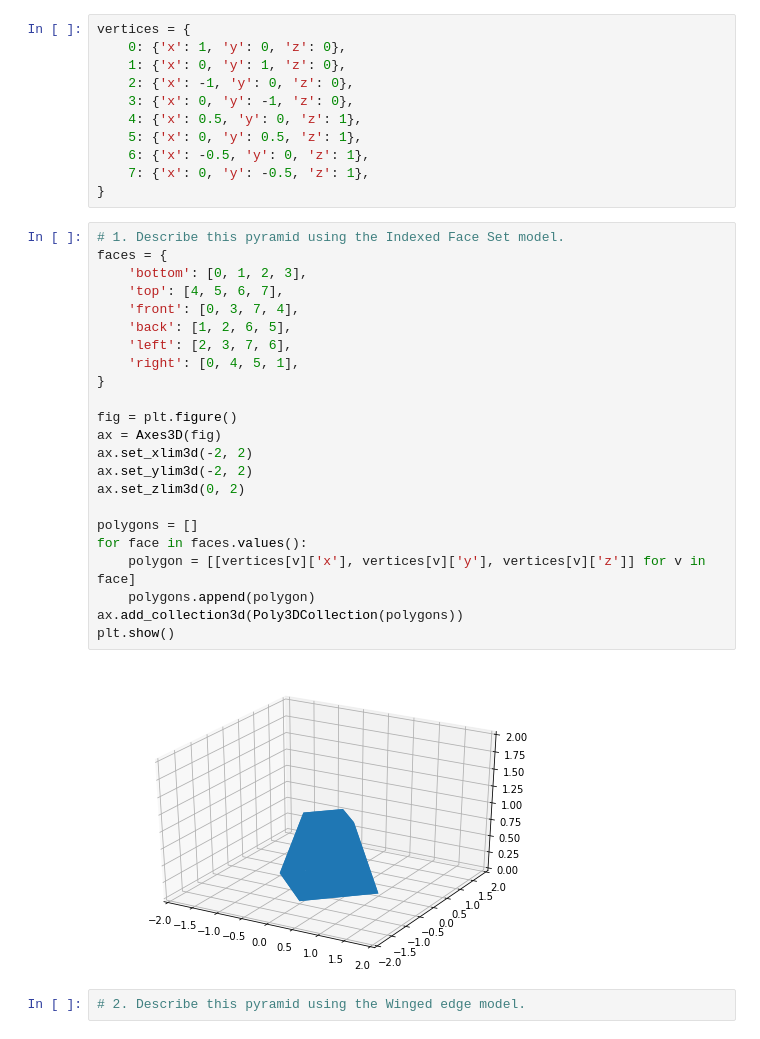
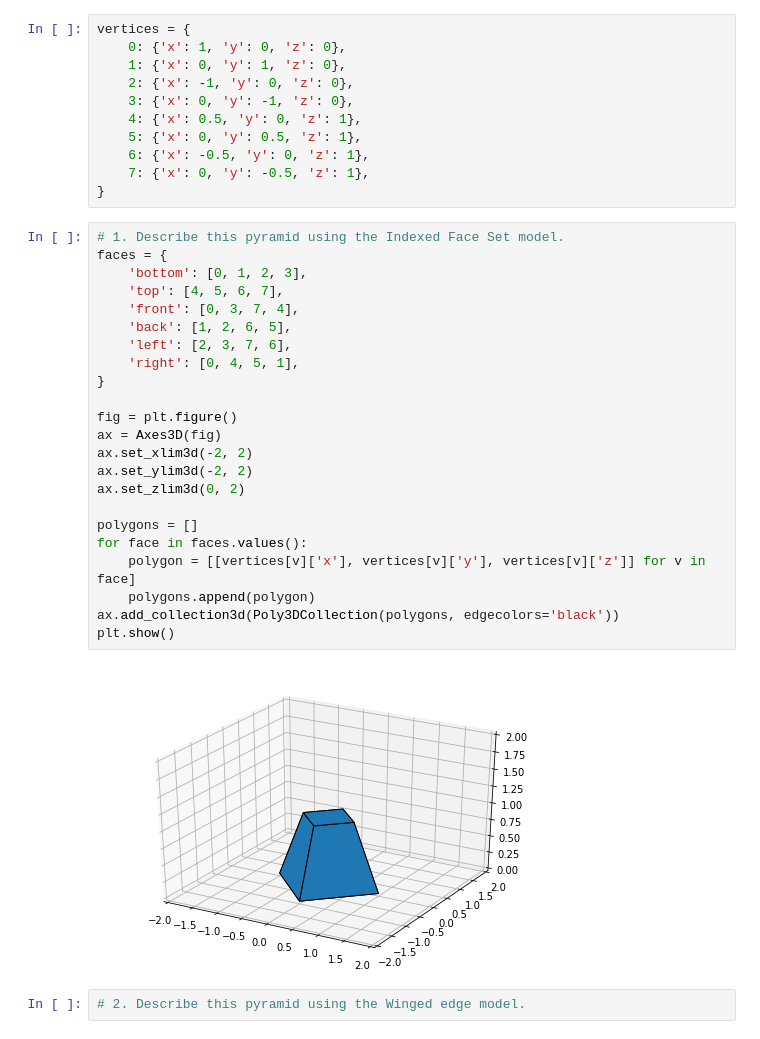
Before and after one commit to andef4/cpvr_matlab, a Jupyter notebook: python/exercise18.ipynb, the cells around one changed output. Cells and saved outputs as stored; diff of their text form.

```diff
--- a/python/exercise18.ipynb
+++ b/python/exercise18.ipynb
@@ -20,27 +20,27 @@ vertices = {
 # %%
 # 1. Describe this pyramid using the Indexed Face Set model.
 faces = {
     'bottom': [0, 1, 2, 3],
     'top': [4, 5, 6, 7],
     'front': [0, 3, 7, 4],
     'back': [1, 2, 6, 5],
     'left': [2, 3, 7, 6],
     'right': [0, 4, 5, 1],
 }
 
 fig = plt.figure()
 ax = Axes3D(fig)
 ax.set_xlim3d(-2, 2)
 ax.set_ylim3d(-2, 2)
 ax.set_zlim3d(0, 2)
 
 polygons = []
 for face in faces.values():
     polygon = [[vertices[v]['x'], vertices[v]['y'], vertices[v]['z']] for v in face]
     polygons.append(polygon)
-ax.add_collection3d(Poly3DCollection(polygons))
+ax.add_collection3d(Poly3DCollection(polygons, edgecolors='black'))
 plt.show()
 # %% [output]
-[figure, old version]
+[figure, new version]
 # %%
 # 2. Describe this pyramid using the Winged edge model.
```
